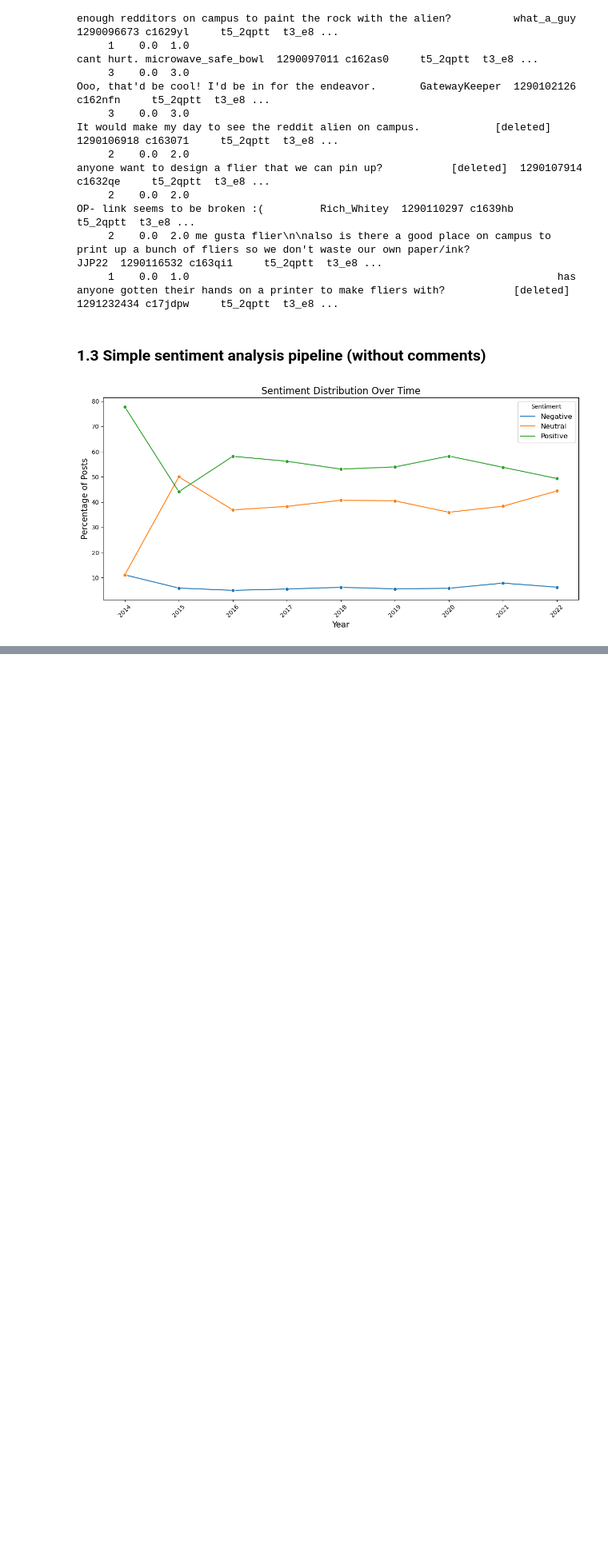
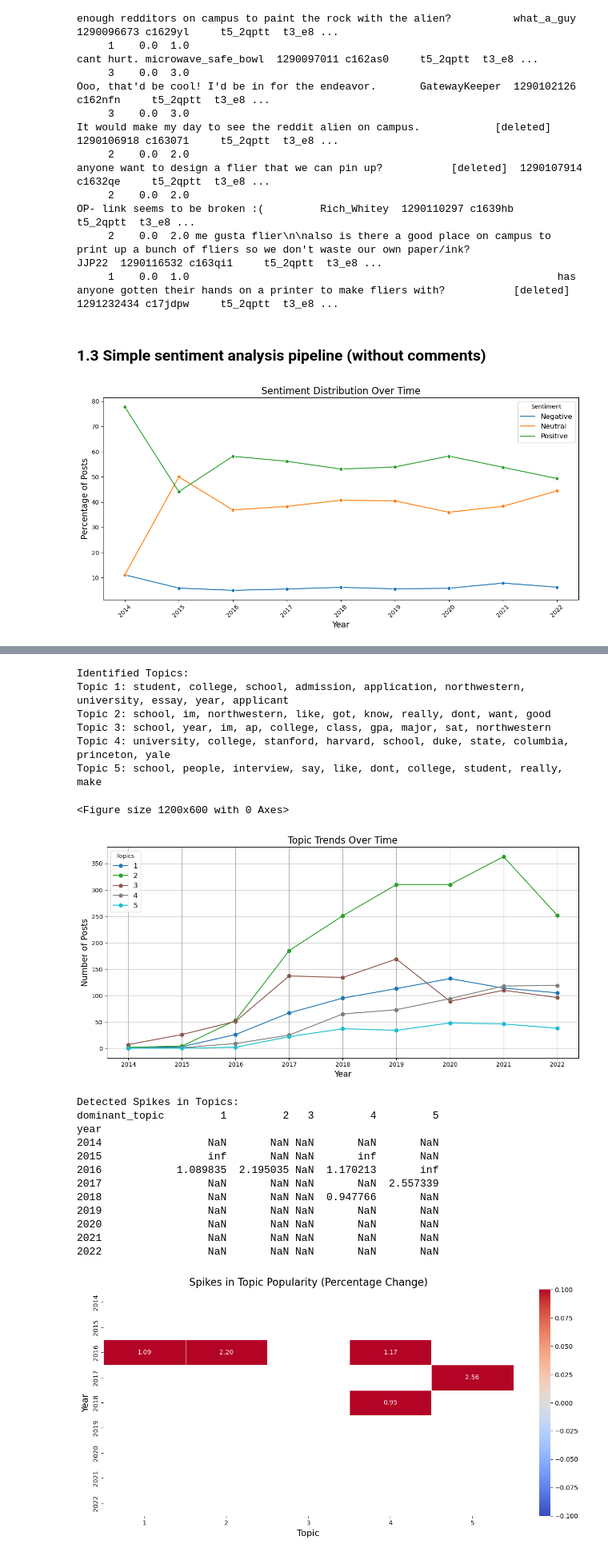
Before and after one commit to jakobkuemmerle/northwestern-university-reddit-sentiment-analysis, a Jupyter notebook: notebooks/read-data.ipynb, the cells around one changed output, grey strips where cells are left out. Shown: that part at 80% size. Cells and saved outputs as stored; diff of their text form; code cells hidden in the pictures; blank space fills up the shorter version.

```diff
--- a/read-data.ipynb
+++ b/notebooks/read-data.ipynb
@@ -906,0 +919,2 @@ if __name__ == "__main__":
+# %%
+df = result_df.copy()
@@ -906,0 +1139,24 @@ if __name__ == "__main__":
+# %%
+topic_modeling_pipeline(df)
+# %% [output]
+Identified Topics:
+Topic 1: student, college, school, admission, application, northwestern, university, essay, year, applicant
+Topic 2: school, im, northwestern, like, got, know, really, dont, want, good
+Topic 3: school, year, im, ap, college, class, gpa, major, sat, northwestern
+Topic 4: university, college, stanford, harvard, school, duke, state, columbia, princeton, yale
+Topic 5: school, people, interview, say, like, dont, college, student, really, make
+<Figure size 1200x600 with 0 Axes>
+[figure, added]
+Detected Spikes in Topics:
+dominant_topic         1         2   3         4         5
+year
+2014                 NaN       NaN NaN       NaN       NaN
+2015                 inf       NaN NaN       inf       NaN
+2016            1.089835  2.195035 NaN  1.170213       inf
+2017                 NaN       NaN NaN       NaN  2.557339
+2018                 NaN       NaN NaN  0.947766       NaN
+2019                 NaN       NaN NaN       NaN       NaN
+2020                 NaN       NaN NaN       NaN       NaN
+2021                 NaN       NaN NaN       NaN       NaN
+2022                 NaN       NaN NaN       NaN       NaN
+[figure, added]
```
Also changed, not shown: parts of 3 cells of this notebook, 26 other files.
